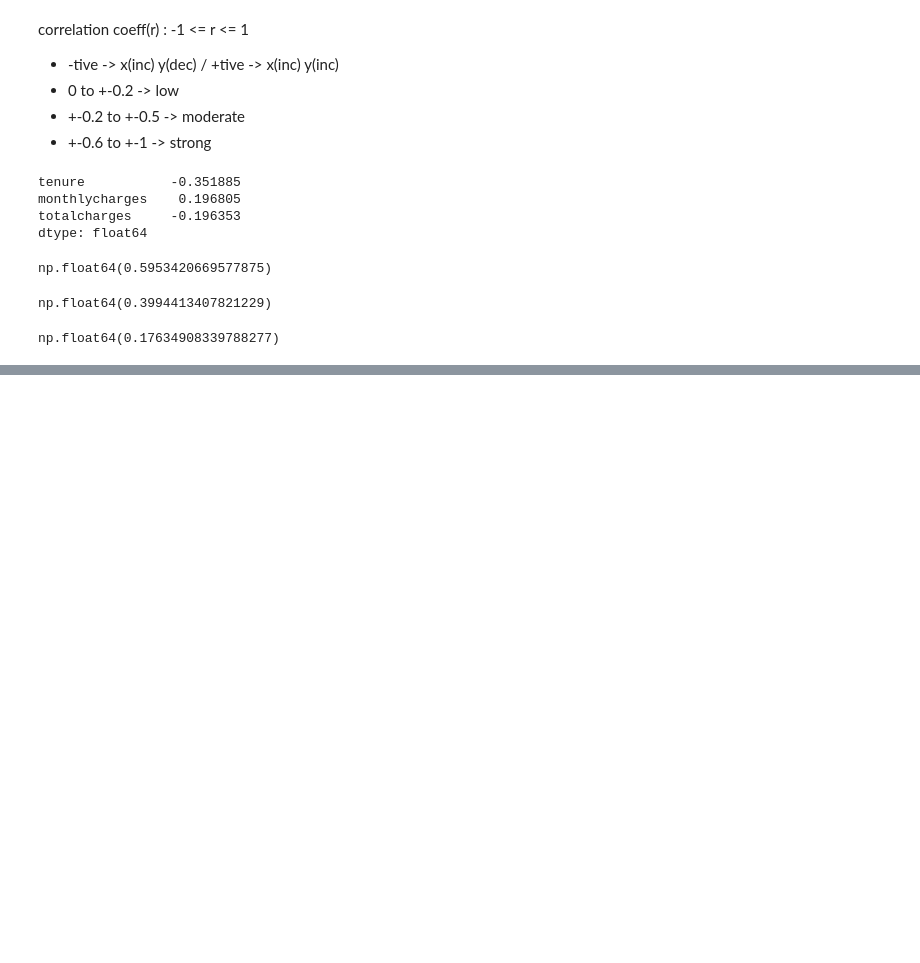
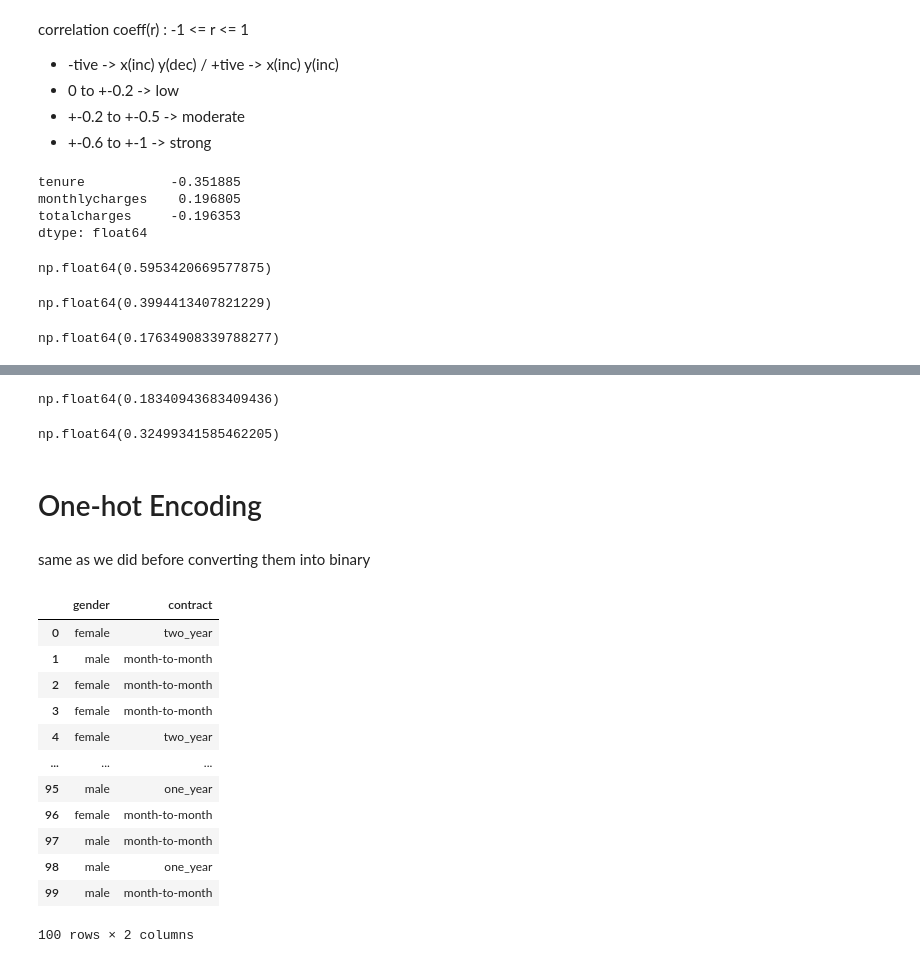
Before and after one commit to kanishkgits/ml-zoomcamp, a Jupyter notebook: 03-classification/03-classification-notes.ipynb, the cells around one changed output, grey strips where cells are left out. Saved outputs shown, nothing was run; the diff lists cells and outputs as text; code cells hidden in the pictures; blank space fills up the shorter version.

```diff
--- a/03-classification/03-classification-notes.ipynb
+++ b/03-classification/03-classification-notes.ipynb
@@ -365,0 +370,12 @@ np.float64(0.17634908339788277)
+# %%
+df_full_train[(df_full_train.monthlycharges > 20) & (df_full_train.monthlycharges <= 50)].churn.mean()
+# %% [output]
+np.float64(0.18340943683409436)
+# %%
+df_full_train[df_full_train.monthlycharges > 50].churn.mean()
+# %% [output]
+np.float64(0.32499341585462205)
+# %% [markdown]
+# One-hot Encoding
+# %% [markdown]
+same as we did before converting them into binary
@@ -365,0 +384,16 @@ np.float64(0.17634908339788277)
+# %%
+df_train[['gender', 'contract']].iloc[:100]
+# %% [output]
+|  | gender | contract |
+| 0 | female | two_year |
+| 1 | male | month-to-month |
+| 2 | female | month-to-month |
+| 3 | female | month-to-month |
+| 4 | female | two_year |
+| ... | ... | ... |
+| 95 | male | one_year |
+| 96 | female | month-to-month |
+| 97 | male | month-to-month |
+| 98 | male | one_year |
+| 99 | male | month-to-month |
+100 rows × 2 columns
```
Also changed, not shown: parts of 15 cells of this notebook.
